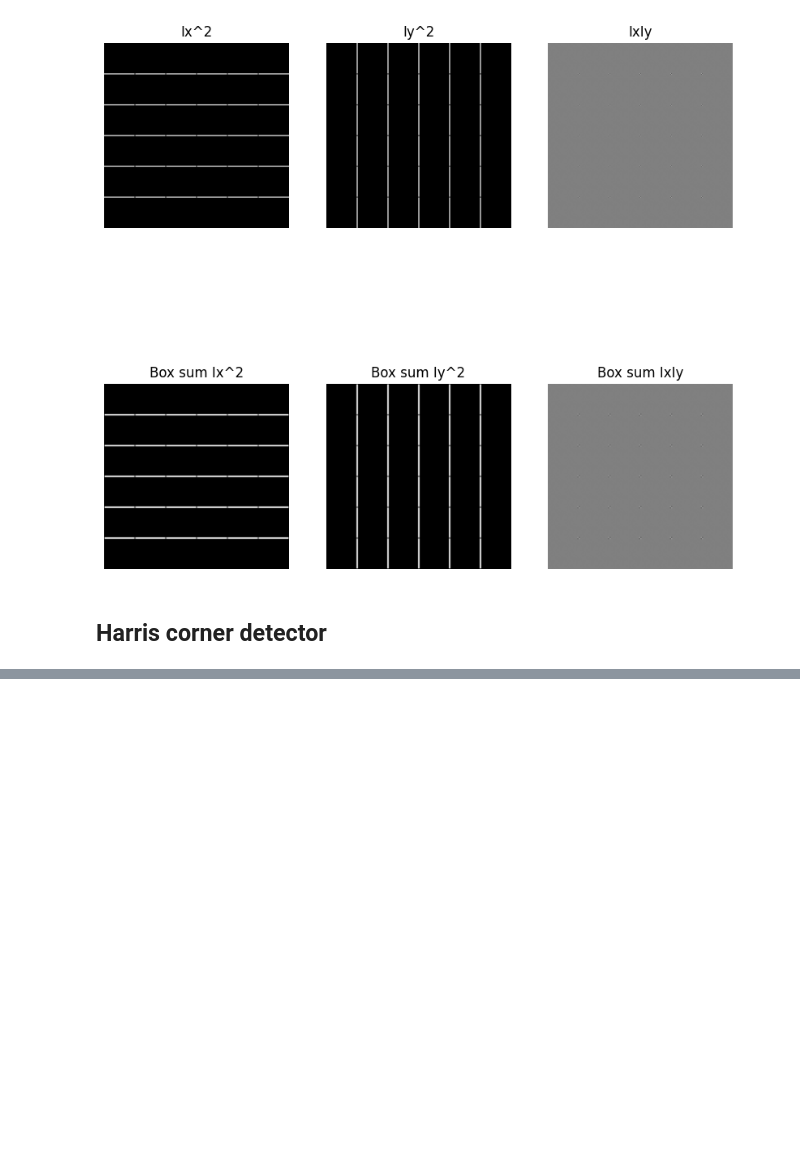
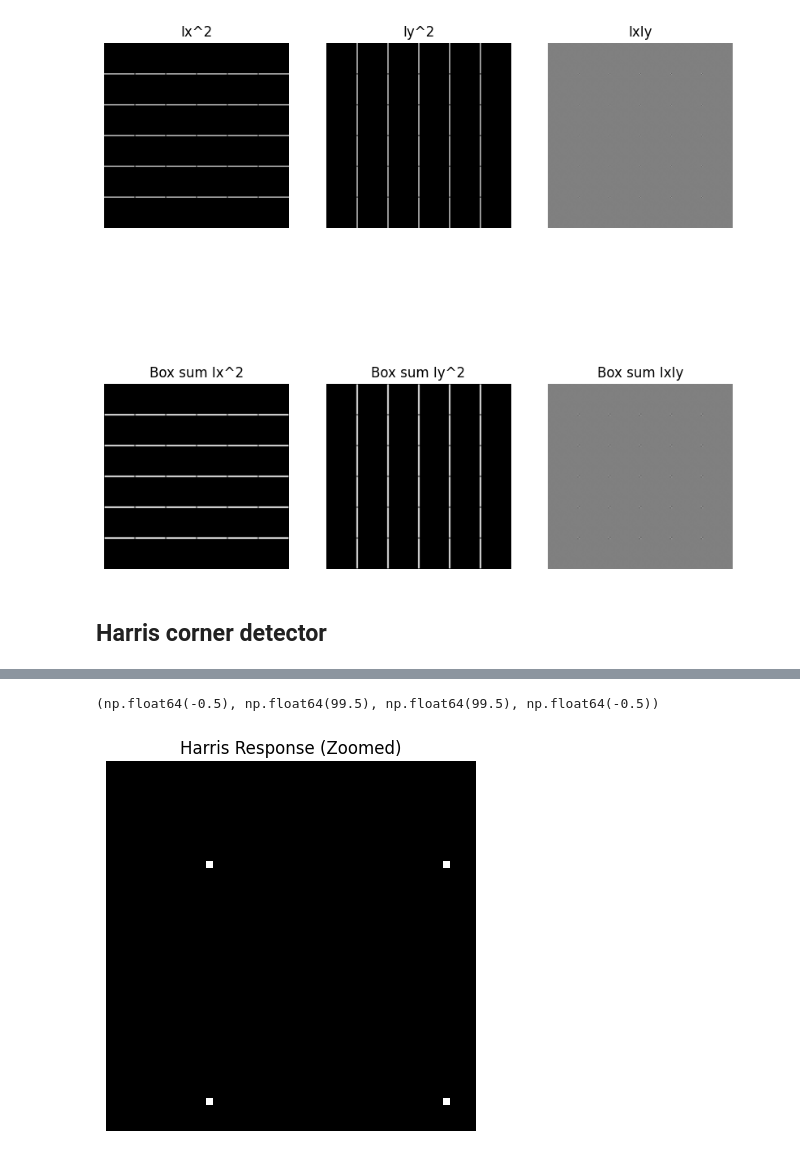
Before and after one commit to Logrus/learning-photogrammetric-computer-vision, a Jupyter notebook: 00_keypoints.ipynb, the cells around one changed output, grey strips where cells are left out. Drawn from its saved outputs; the diff is of its cells as text; code cells hidden in the pictures; blank space fills up the shorter version.

```diff
--- a/00_keypoints.ipynb
+++ b/00_keypoints.ipynb
@@ -407,0 +456,35 @@ plt.colorbar()
+# %%
+from scipy.ndimage import maximum_filter
+
+def nms_2d(scores, neighborhood_size=3):
+    """
+    Performs non-maximum suppression on a 2D score array.
+
+    Parameters:
+        scores (2D array): Input score map (higher values are kept).
+        neighborhood_size (int): Suppression window size.
+
+    Returns:
+        suppressed_scores (2D array): Scores after NMS.
+    """
+
+    # Find local maxima using a max filter
+    # max_filter is a function that replaces each element in an array with the local maximum value
+    # within a given neighborhood.
+    # We then compare scores with the maximum values, this produces a mask of True values at local maxima
+    # and False elsewhere.
+    max_mask = (scores == maximum_filter(scores, size=neighborhood_size, mode='constant', cval=0))
+
+    # Suppress all but local maxima
+    # by multiplying local maxima with True (1) and other values with False (0)
+    suppressed_scores = scores * max_mask
+
+    return suppressed_scores
+# %%
+R_suppressed = nms_2d(R, 3)
+plt.imshow(R_suppressed[100:200, 100:200], cmap='gray')
+plt.title('Harris Response (Zoomed)')
+plt.axis('off')
+# %% [output]
+(np.float64(-0.5), np.float64(99.5), np.float64(99.5), np.float64(-0.5))
+[figure, added]
```
Also changed, not shown: parts of 22 cells of this notebook, 8 other files.
